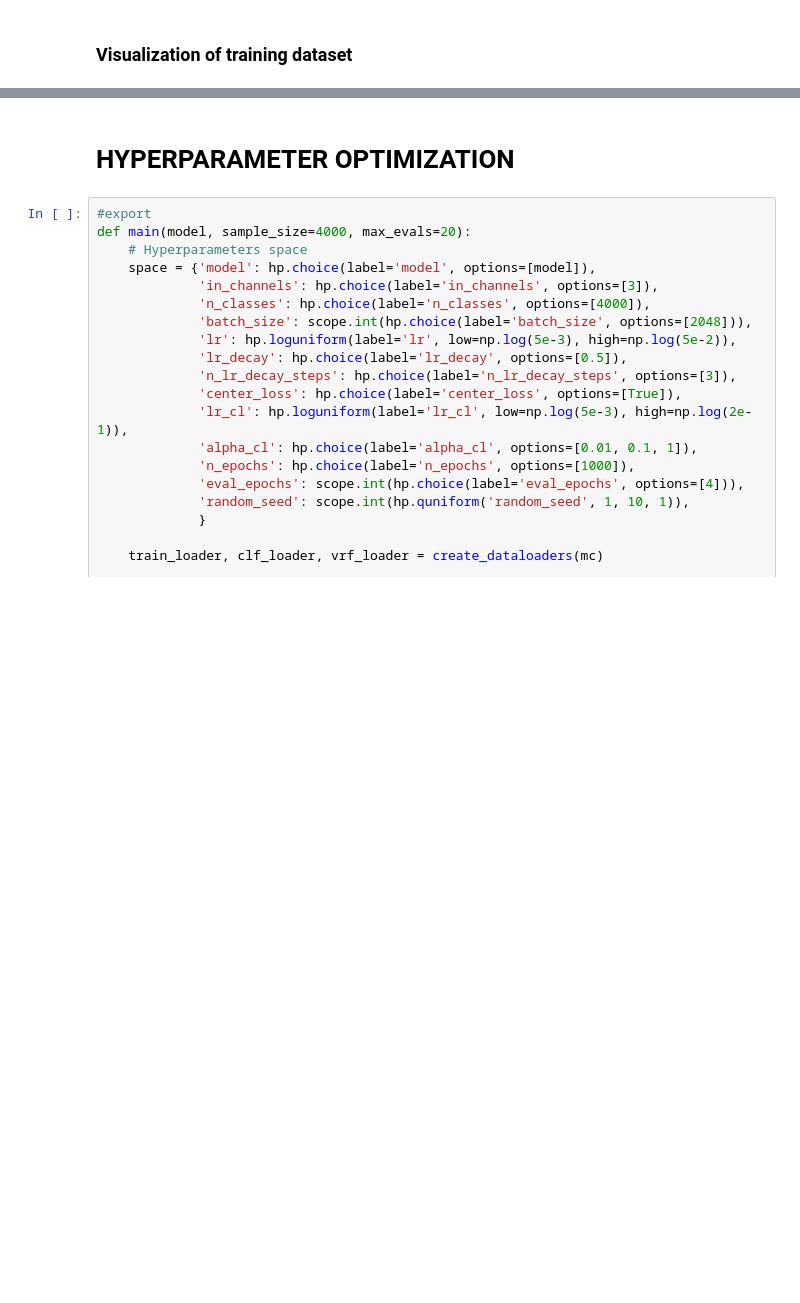
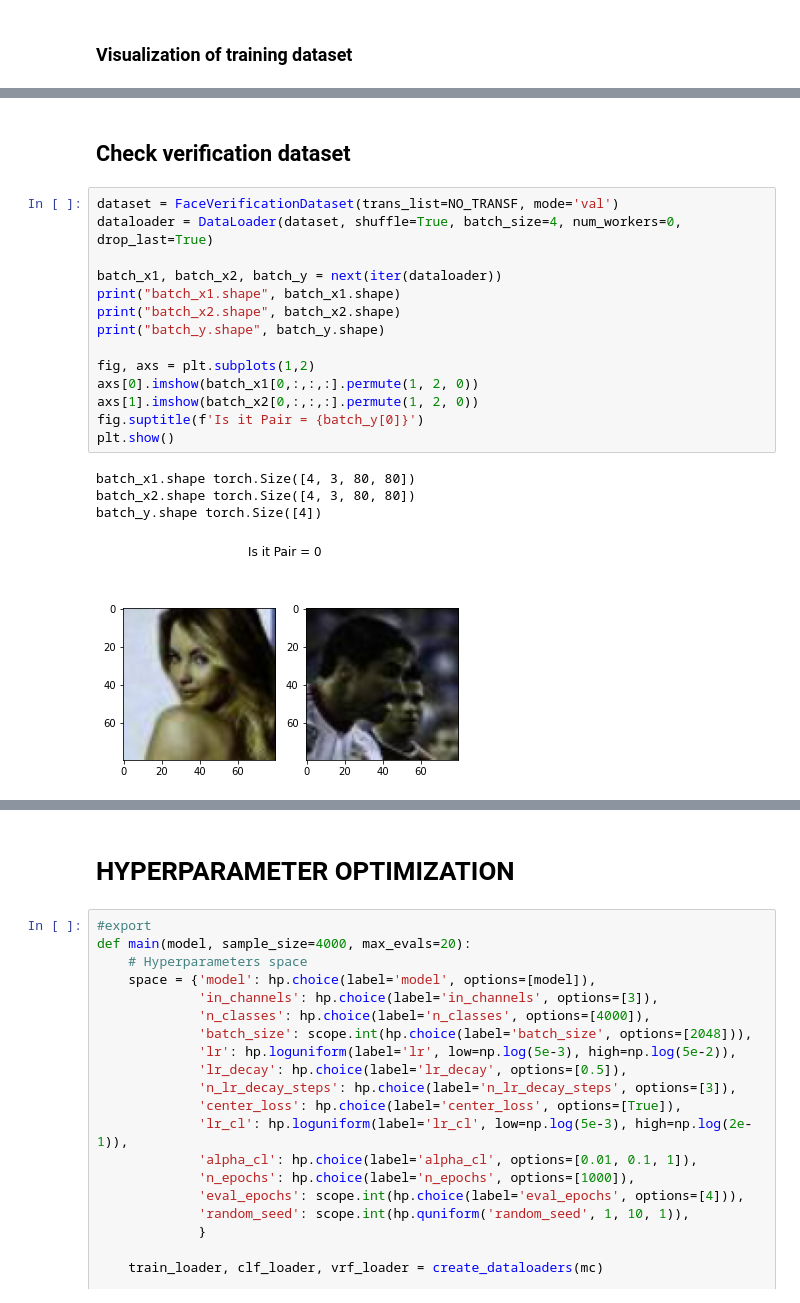
Before and after one commit to alejandroxag/hw2p2, a Jupyter notebook: nbs/face_class_ver.ipynb, the cells around one changed output, grey strips where cells are left out. Drawn from its saved outputs; the diff is of its cells as text; blank space fills up the shorter version.

```diff
--- a/nbs/face_class_ver.ipynb
+++ b/nbs/face_class_ver.ipynb
@@ -231,3 +259,24 @@ plt.show()
+# %% [markdown]
+## Check verification dataset
+# %%
+dataset = FaceVerificationDataset(trans_list=NO_TRANSF, mode='val')
+dataloader = DataLoader(dataset, shuffle=True, batch_size=4, num_workers=0, drop_last=True)
+
+batch_x1, batch_x2, batch_y = next(iter(dataloader))
+print("batch_x1.shape", batch_x1.shape)
+print("batch_x2.shape", batch_x2.shape)
+print("batch_y.shape", batch_y.shape)
+
+fig, axs = plt.subplots(1,2)
+axs[0].imshow(batch_x1[0,:,:,:].permute(1, 2, 0))
+axs[1].imshow(batch_x2[0,:,:,:].permute(1, 2, 0))
+fig.suptitle(f'Is it Pair = {batch_y[0]}')
+plt.show()
+# %% [output]
+batch_x1.shape torch.Size([4, 3, 80, 80])
+batch_x2.shape torch.Size([4, 3, 80, 80])
+batch_y.shape torch.Size([4])
+[figure, added]
 # %%
 #export
 def create_dataloaders(mc):
```
Also changed, not shown: parts of 7 cells of this notebook.
